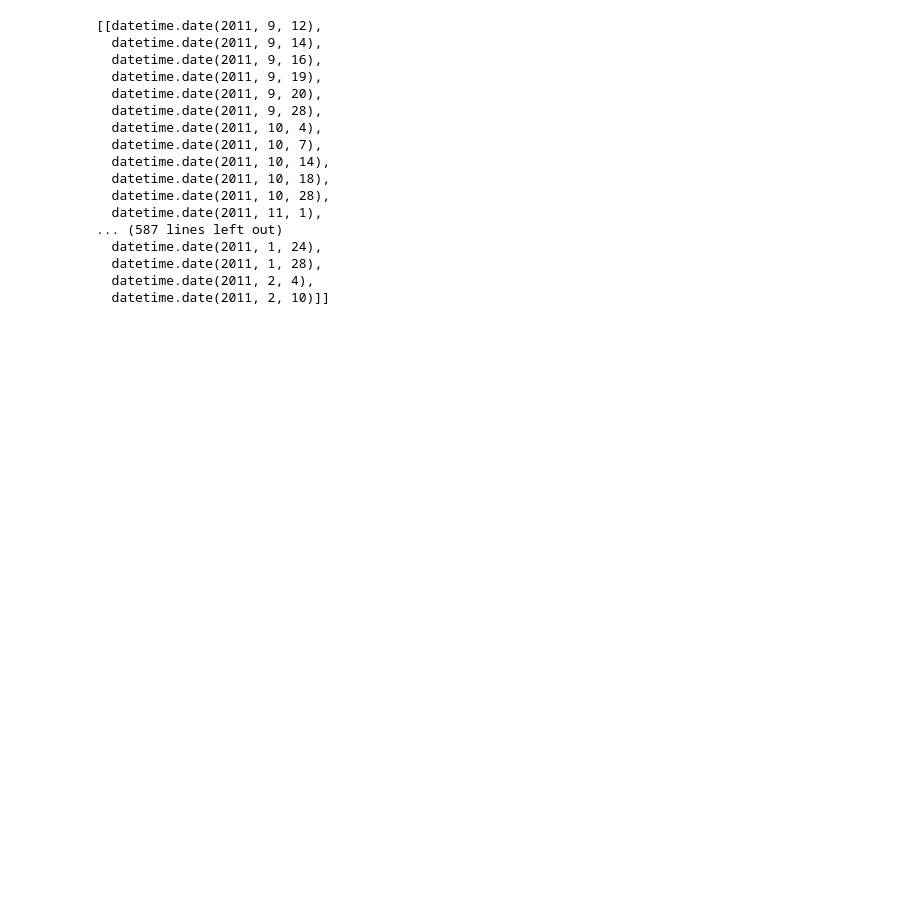
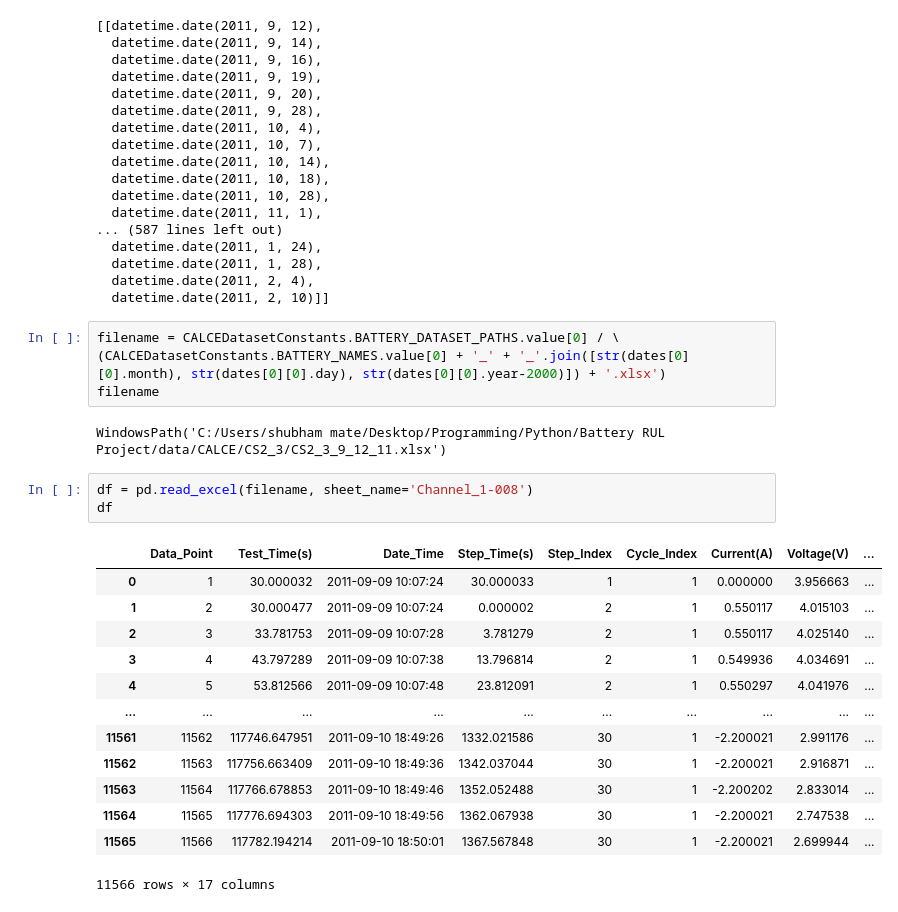
Before and after one commit to Shubham-Mate/Battery-RUL-Prediction, a Jupyter notebook: Data Preprocessing and Exploration.ipynb, the cells around one changed output. Saved outputs shown, nothing was run; the diff lists cells and outputs as text; blank space fills up the shorter version.

```diff
--- a/Data Preprocessing and Exploration.ipynb
+++ b/Data Preprocessing and Exploration.ipynb
@@ -32,3 +32,26 @@ dates
   datetime.date(2011, 1, 28),
   datetime.date(2011, 2, 4),
   datetime.date(2011, 2, 10)]]
+# %%
+filename = CALCEDatasetConstants.BATTERY_DATASET_PATHS.value[0] / \
+(CALCEDatasetConstants.BATTERY_NAMES.value[0] + '_' + '_'.join([str(dates[0][0].month), str(dates[0][0].day), str(dates[0][0].year-2000)]) + '.xlsx')
+filename
+# %% [output]
+WindowsPath('C:/Users/shubham mate/Desktop/Programming/Python/Battery RUL Project/data/CALCE/CS2_3/CS2_3_9_12_11.xlsx')
+# %%
+df = pd.read_excel(filename, sheet_name='Channel_1-008')
+df
+# %% [output]
+|  | Data_Point | Test_Time(s) | Date_Time | Step_Time(s) | Step_Index | Cycle_Index | Current(A) | Voltage(V) | ... |
+| 0 | 1 | 30.000032 | 2011-09-09 10:07:24 | 30.000033 | 1 | 1 | 0.000000 | 3.956663 | ... |
+| 1 | 2 | 30.000477 | 2011-09-09 10:07:24 | 0.000002 | 2 | 1 | 0.550117 | 4.015103 | ... |
+| 2 | 3 | 33.781753 | 2011-09-09 10:07:28 | 3.781279 | 2 | 1 | 0.550117 | 4.025140 | ... |
+| 3 | 4 | 43.797289 | 2011-09-09 10:07:38 | 13.796814 | 2 | 1 | 0.549936 | 4.034691 | ... |
+| 4 | 5 | 53.812566 | 2011-09-09 10:07:48 | 23.812091 | 2 | 1 | 0.550297 | 4.041976 | ... |
+| ... | ... | ... | ... | ... | ... | ... | ... | ... | ... |
+| 11561 | 11562 | 117746.647951 | 2011-09-10 18:49:26 | 1332.021586 | 30 | 1 | -2.200021 | 2.991176 | ... |
+| 11562 | 11563 | 117756.663409 | 2011-09-10 18:49:36 | 1342.037044 | 30 | 1 | -2.200021 | 2.916871 | ... |
+| 11563 | 11564 | 117766.678853 | 2011-09-10 18:49:46 | 1352.052488 | 30 | 1 | -2.200202 | 2.833014 | ... |
+| 11564 | 11565 | 117776.694303 | 2011-09-10 18:49:56 | 1362.067938 | 30 | 1 | -2.200021 | 2.747538 | ... |
+| 11565 | 11566 | 117782.194214 | 2011-09-10 18:50:01 | 1367.567848 | 30 | 1 | -2.200021 | 2.699944 | ... |
+11566 rows × 17 columns
```
Also changed, not shown: 2 other files.
